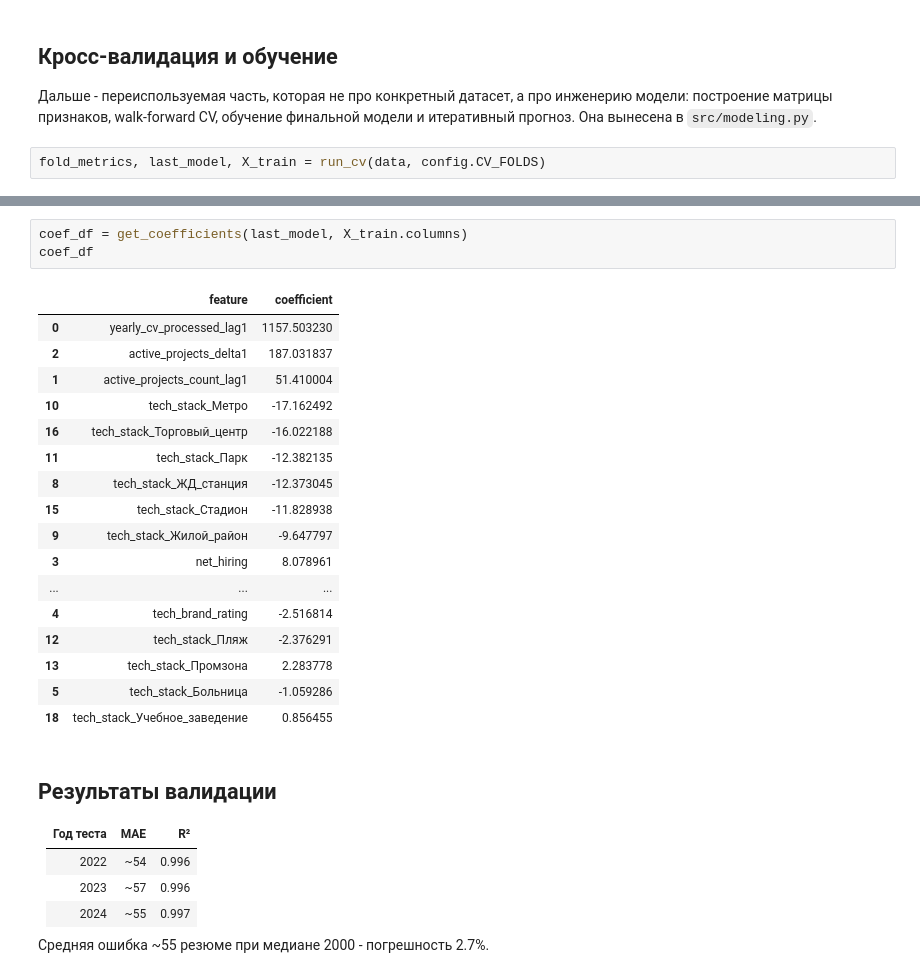
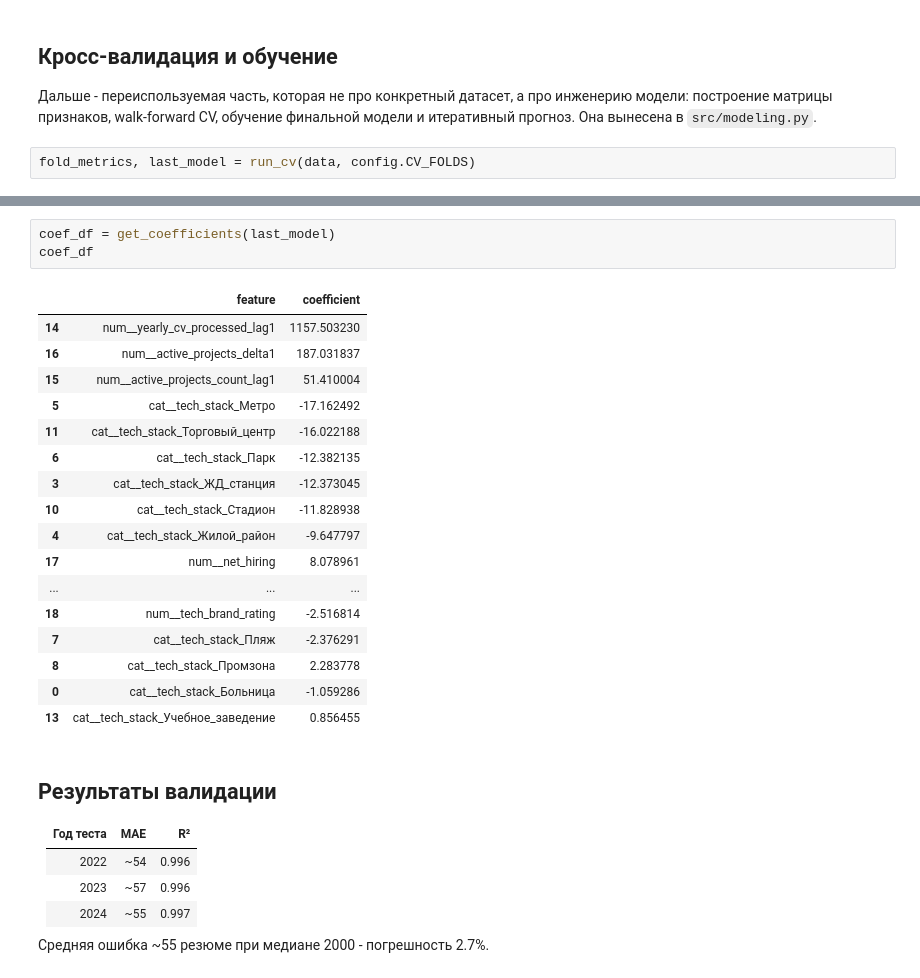
Before and after one commit to and1cod/hr-load-prediction, a Jupyter notebook: hr-load-notebook.ipynb, the cells around one changed output, grey strips where cells are left out. Cells and saved outputs as stored; diff of their text form.

```diff
--- a/hr-load-notebook.ipynb
+++ b/hr-load-notebook.ipynb
@@ -646,6 +646,6 @@ results_df
 инженерию модели: построение матрицы признаков, walk-forward CV, обучение
 финальной модели и итеративный прогноз. Она вынесена в `src/modeling.py`.
 # %%
-fold_metrics, last_model, X_train = run_cv(data, config.CV_FOLDS)
+fold_metrics, last_model = run_cv(data, config.CV_FOLDS)
 # %% [output]
 Результаты предсказания 2022
@@ -661,25 +661,25 @@ MAE:55.65665378545198
 R2:0.9968128294565408
 # %%
-coef_df = get_coefficients(last_model, X_train.columns)
+coef_df = get_coefficients(last_model)
 coef_df
 # %% [output]
 |  | feature | coefficient |
-| 0 | yearly_cv_processed_lag1 | 1157.503230 |
-| 2 | active_projects_delta1 | 187.031837 |
-| 1 | active_projects_count_lag1 | 51.410004 |
-| 10 | tech_stack_Метро | -17.162492 |
-| 16 | tech_stack_Торговый_центр | -16.022188 |
-| 11 | tech_stack_Парк | -12.382135 |
-| 8 | tech_stack_ЖД_станция | -12.373045 |
-| 15 | tech_stack_Стадион | -11.828938 |
-| 9 | tech_stack_Жилой_район | -9.647797 |
-| 3 | net_hiring | 8.078961 |
+| 14 | num__yearly_cv_processed_lag1 | 1157.503230 |
+| 16 | num__active_projects_delta1 | 187.031837 |
+| 15 | num__active_projects_count_lag1 | 51.410004 |
+| 5 | cat__tech_stack_Метро | -17.162492 |
+| 11 | cat__tech_stack_Торговый_центр | -16.022188 |
+| 6 | cat__tech_stack_Парк | -12.382135 |
+| 3 | cat__tech_stack_ЖД_станция | -12.373045 |
+| 10 | cat__tech_stack_Стадион | -11.828938 |
+| 4 | cat__tech_stack_Жилой_район | -9.647797 |
+| 17 | num__net_hiring | 8.078961 |
 | ... | ... | ... |
-| 4 | tech_brand_rating | -2.516814 |
-| 12 | tech_stack_Пляж | -2.376291 |
-| 13 | tech_stack_Промзона | 2.283778 |
-| 5 | tech_stack_Больница | -1.059286 |
-| 18 | tech_stack_Учебное_заведение | 0.856455 |
+| 18 | num__tech_brand_rating | -2.516814 |
+| 7 | cat__tech_stack_Пляж | -2.376291 |
+| 8 | cat__tech_stack_Промзона | 2.283778 |
+| 0 | cat__tech_stack_Больница | -1.059286 |
+| 13 | cat__tech_stack_Учебное_заведение | 0.856455 |
 # %% [markdown]
 ## Результаты валидации
 
```
Also changed, not shown: parts of 11 cells of this notebook, 1 other file.
